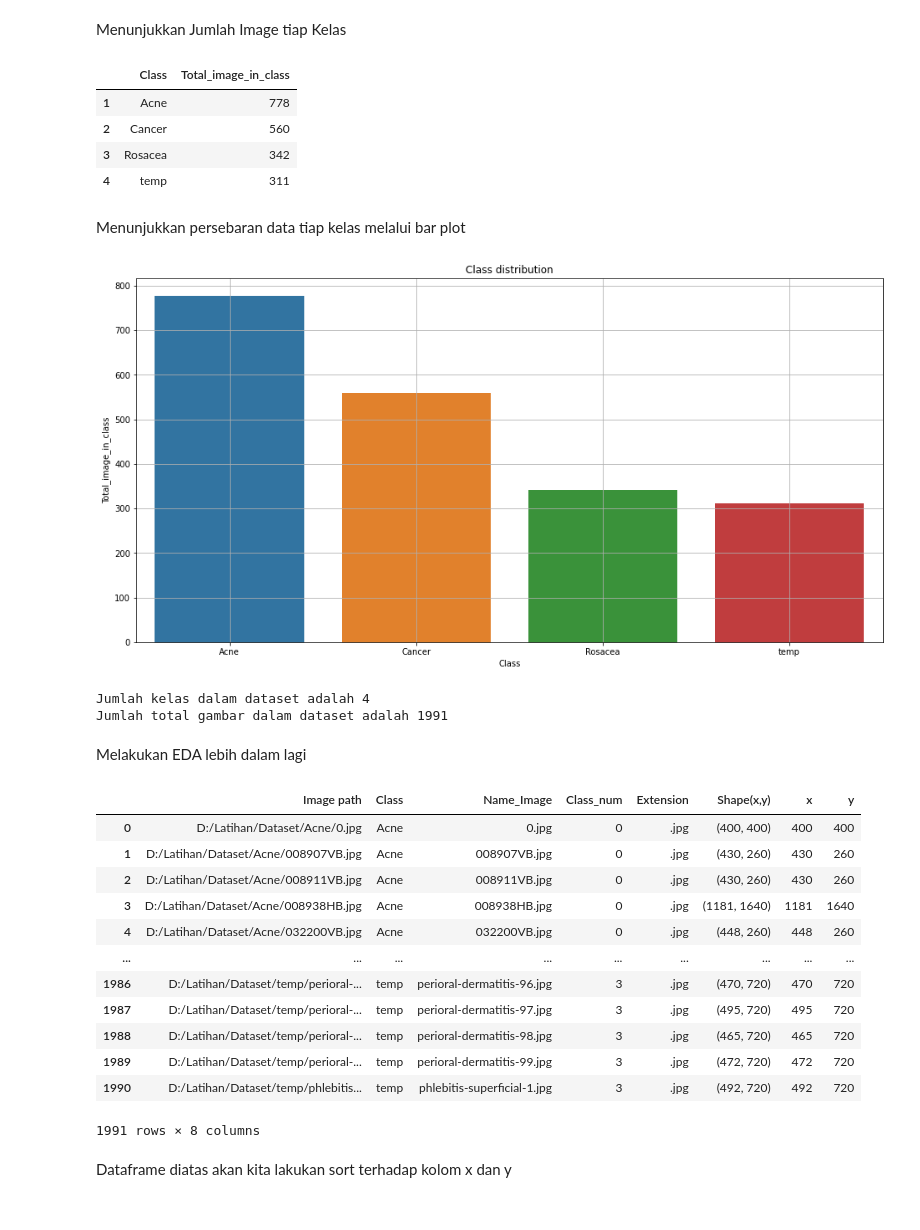
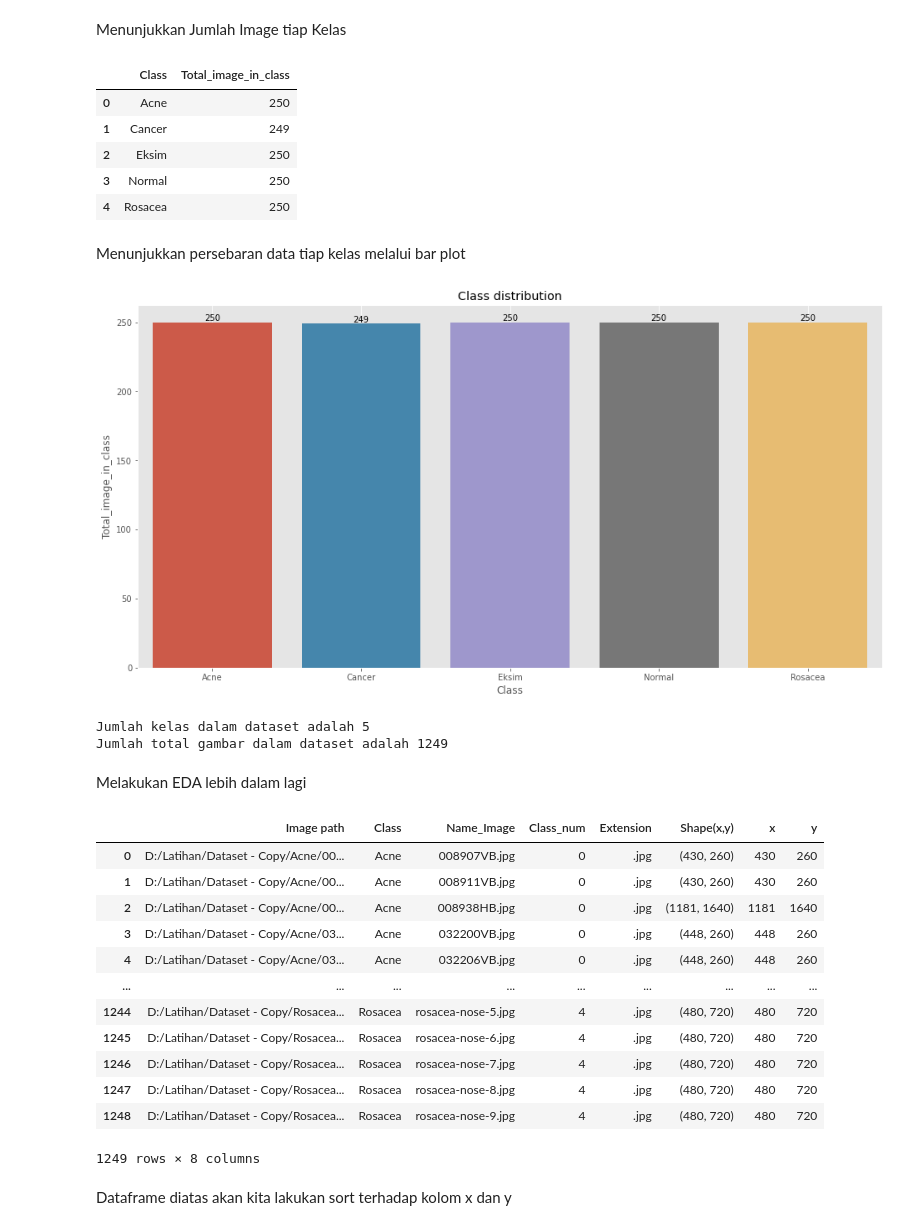
Before and after one commit to Albert-Setiawan/Capstone-Project-Machine-Learning, a Jupyter notebook: albert/SKUT Stratified K-Fold.ipynb, the cells around one changed output. Cells and saved outputs as stored; diff of their text form; code cells hidden in the pictures.

```diff
--- a/albert/SKUT Stratified K-Fold.ipynb
+++ b/albert/SKUT Stratified K-Fold.ipynb
@@ -32,7 +32,8 @@ drive.mount('/content/drive/')
 # %% [markdown]
 ## Dataset
 # %%
-dataset = 'D:/Latihan/Dataset'
+#dataset = 'D:/Latihan/Dataset'
+dataset = "D:/Latihan/Dataset - Copy"
 # %% [markdown]
 ## Exploratory Data Analysis & Data preparation
 # %% [markdown]
@@ -49,32 +50,33 @@ for base, dirs, files in os.walk(dataset):
     for Files in files:
         totalFiles += 1
 # %%
-index = np.arange(1,5,1)
 d = {'Class': os.listdir(dataset), 'Total_image_in_class': np.delete(list, [0])}
-data1 = pd.DataFrame(data=d, index=index)
+data1 = pd.DataFrame(data=d)
 data1
 # %% [output]
 |  | Class | Total_image_in_class |
-| 1 | Acne | 778 |
-| 2 | Cancer | 560 |
-| 3 | Rosacea | 342 |
-| 4 | temp | 311 |
+| 0 | Acne | 250 |
+| 1 | Cancer | 249 |
+| 2 | Eksim | 250 |
+| 3 | Normal | 250 |
+| 4 | Rosacea | 250 |
 # %% [markdown]
 Menunjukkan persebaran data tiap kelas melalui bar plot
 # %%
 fig, ax = plt.subplots(figsize=(16,8))
 sns.barplot(data=data1,x='Class', y='Total_image_in_class')
 plt.title('Class distribution')
+ax.bar_label(ax.containers[0])
 ax.grid()
 plt.show()
 # %% [output]
-[figure, old version]
+[figure, new version]
 # %%
 print("Jumlah kelas dalam dataset adalah {}".format(len(data1)))
 print("Jumlah total gambar dalam dataset adalah {}".format(sum(data1['Total_image_in_class'])))
 # %% [output]
-Jumlah kelas dalam dataset adalah 4
-Jumlah total gambar dalam dataset adalah 1991
+Jumlah kelas dalam dataset adalah 5
+Jumlah total gambar dalam dataset adalah 1249
 # %% [markdown]
 Melakukan EDA lebih dalam lagi
 # %%
@@ -120,18 +122,18 @@ data2['y'] = y
 data2
 # %% [output]
 |  | Image path | Class | Name_Image | Class_num | Extension | Shape(x,y) | x | y |
-| 0 | D:/Latihan/Dataset/Acne/0.jpg | Acne | 0.jpg | 0 | .jpg | (400, 400) | 400 | 400 |
-| 1 | D:/Latihan/Dataset/Acne/008907VB.jpg | Acne | 008907VB.jpg | 0 | .jpg | (430, 260) | 430 | 260 |
-| 2 | D:/Latihan/Dataset/Acne/008911VB.jpg | Acne | 008911VB.jpg | 0 | .jpg | (430, 260) | 430 | 260 |
-| 3 | D:/Latihan/Dataset/Acne/008938HB.jpg | Acne | 008938HB.jpg | 0 | .jpg | (1181, 1640) | 1181 | 1640 |
-| 4 | D:/Latihan/Dataset/Acne/032200VB.jpg | Acne | 032200VB.jpg | 0 | .jpg | (448, 260) | 448 | 260 |
+| 0 | D:/Latihan/Dataset - Copy/Acne/00... | Acne | 008907VB.jpg | 0 | .jpg | (430, 260) | 430 | 260 |
+| 1 | D:/Latihan/Dataset - Copy/Acne/00... | Acne | 008911VB.jpg | 0 | .jpg | (430, 260) | 430 | 260 |
+| 2 | D:/Latihan/Dataset - Copy/Acne/00... | Acne | 008938HB.jpg | 0 | .jpg | (1181, 1640) | 1181 | 1640 |
+| 3 | D:/Latihan/Dataset - Copy/Acne/03... | Acne | 032200VB.jpg | 0 | .jpg | (448, 260) | 448 | 260 |
+| 4 | D:/Latihan/Dataset - Copy/Acne/03... | Acne | 032206VB.jpg | 0 | .jpg | (448, 260) | 448 | 260 |
 | ... | ... | ... | ... | ... | ... | ... | ... | ... |
-| 1986 | D:/Latihan/Dataset/temp/perioral-... | temp | perioral-dermatitis-96.jpg | 3 | .jpg | (470, 720) | 470 | 720 |
-| 1987 | D:/Latihan/Dataset/temp/perioral-... | temp | perioral-dermatitis-97.jpg | 3 | .jpg | (495, 720) | 495 | 720 |
-| 1988 | D:/Latihan/Dataset/temp/perioral-... | temp | perioral-dermatitis-98.jpg | 3 | .jpg | (465, 720) | 465 | 720 |
-| 1989 | D:/Latihan/Dataset/temp/perioral-... | temp | perioral-dermatitis-99.jpg | 3 | .jpg | (472, 720) | 472 | 720 |
-| 1990 | D:/Latihan/Dataset/temp/phlebitis... | temp | phlebitis-superficial-1.jpg | 3 | .jpg | (492, 720) | 492 | 720 |
+| 1244 | D:/Latihan/Dataset - Copy/Rosacea... | Rosacea | rosacea-nose-5.jpg | 4 | .jpg | (480, 720) | 480 | 720 |
+| 1245 | D:/Latihan/Dataset - Copy/Rosacea... | Rosacea | rosacea-nose-6.jpg | 4 | .jpg | (480, 720) | 480 | 720 |
+| 1246 | D:/Latihan/Dataset - Copy/Rosacea... | Rosacea | rosacea-nose-7.jpg | 4 | .jpg | (480, 720) | 480 | 720 |
+| 1247 | D:/Latihan/Dataset - Copy/Rosacea... | Rosacea | rosacea-nose-8.jpg | 4 | .jpg | (480, 720) | 480 | 720 |
+| 1248 | D:/Latihan/Dataset - Copy/Rosacea... | Rosacea | rosacea-nose-9.jpg | 4 | .jpg | (480, 720) | 480 | 720 |
-1991 rows × 8 columns
+1249 rows × 8 columns
 # %% [markdown]
 Dataframe diatas akan kita lakukan sort terhadap kolom x dan y
 # %%
```
Also changed, not shown: parts of 21 cells of this notebook.
